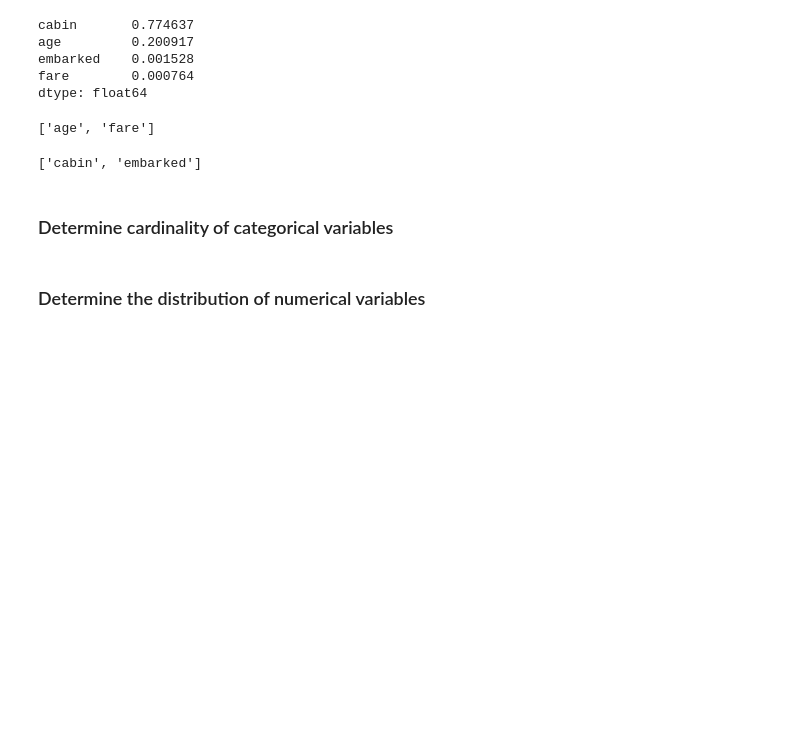
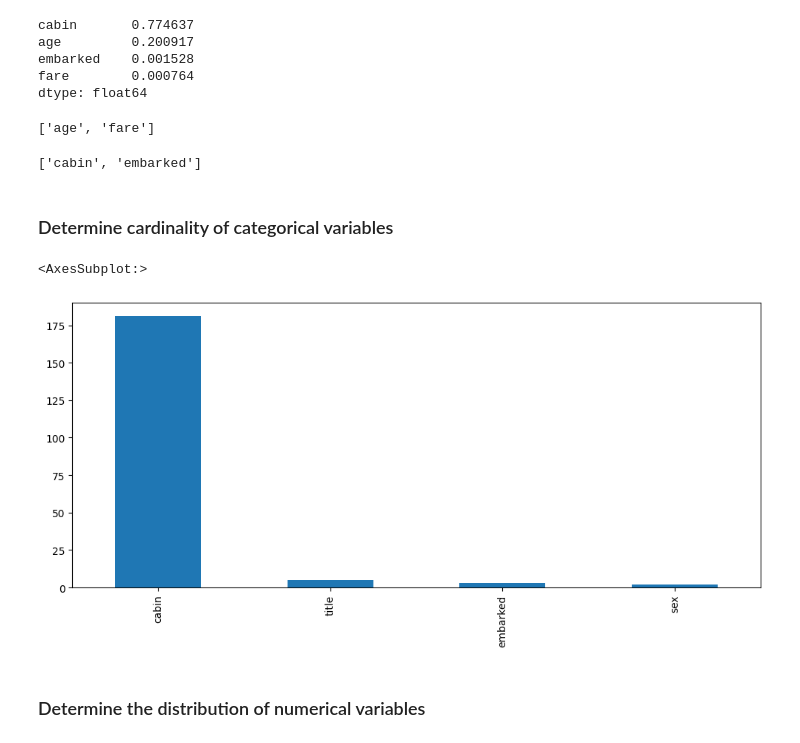
Before and after one commit to gromovnik1337/deploying-machine-learning-models, a Jupyter notebook: section-04-research-and-development/titanic-assignment/01-predicting-survival-titanic-assignement.ipynb, the cells around one changed output. Saved outputs shown, nothing was run; the diff lists cells and outputs as text; code cells hidden in the pictures; blank space fills up the shorter version.

```diff
--- a/section-04-research-and-development/titanic-assignment/01-predicting-survival-titanic-assignement.ipynb
+++ b/section-04-research-and-development/titanic-assignment/01-predicting-survival-titanic-assignement.ipynb
@@ -152,5 +160,10 @@ print(num_cat)
 ['cabin', 'embarked']
 # %% [markdown]
 ### Determine cardinality of categorical variables
+# %%
+data[vars_cat].nunique().sort_values(ascending=False).plot.bar(figsize=(12,5))
+# %% [output]
+<AxesSubplot:>
+[figure, added]
 # %% [markdown]
 ### Determine the distribution of numerical variables
```
Also changed, not shown: parts of 9 cells of this notebook.
